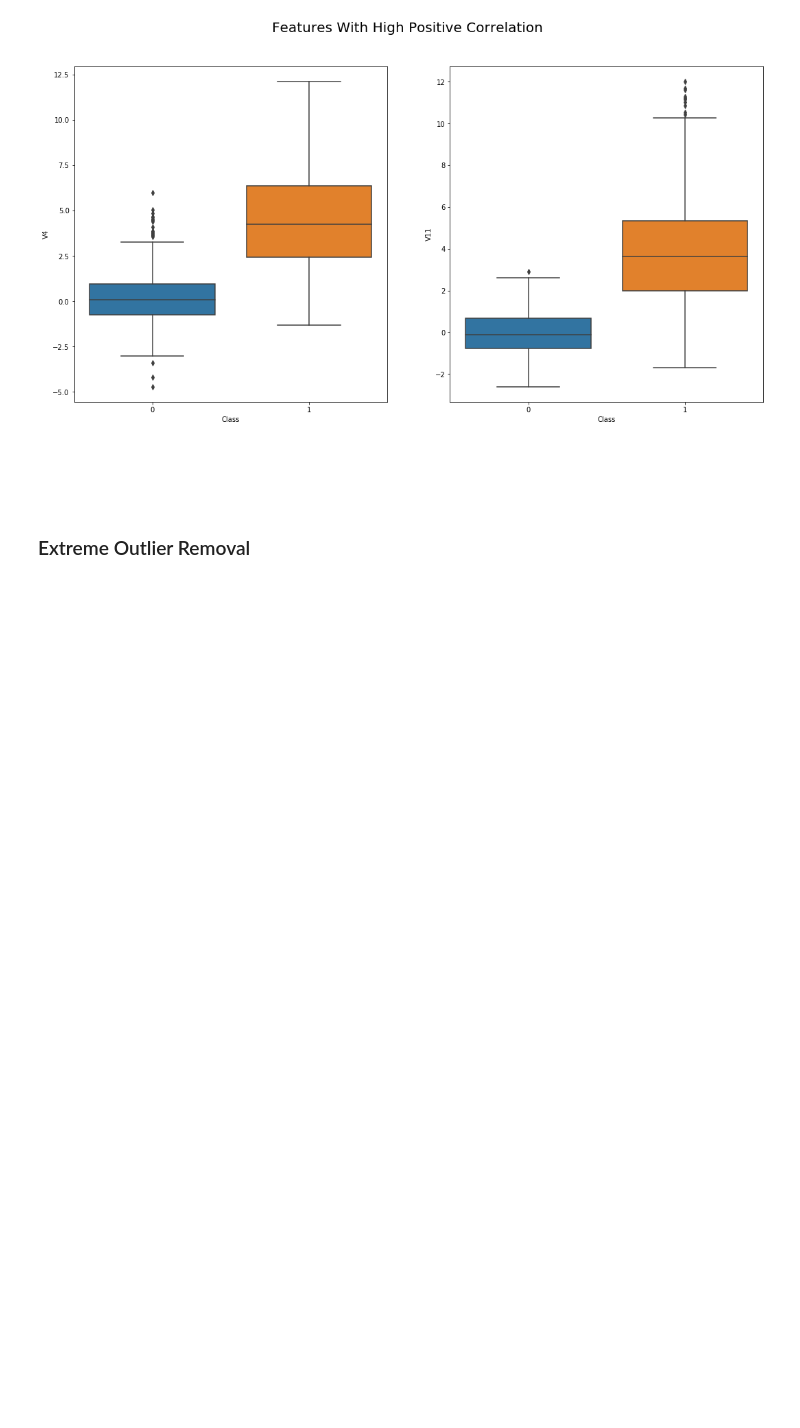
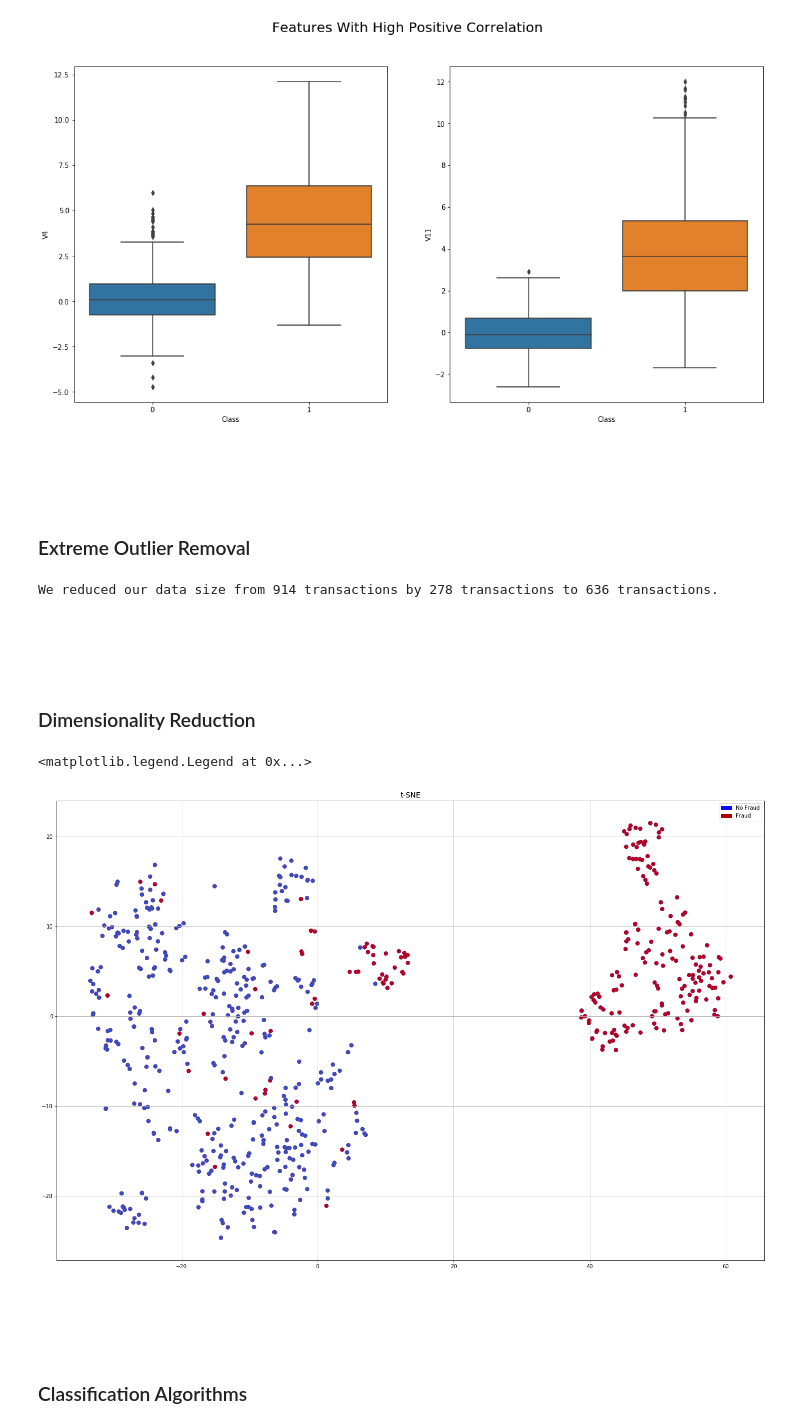
Before and after one commit to elsajun/CC-Fraud-Detection, a Jupyter notebook: Fraud Detection.ipynb, the cells around one changed output. Saved outputs shown, nothing was run; the diff lists cells and outputs as text; code cells hidden in the pictures; blank space fills up the shorter version.

Commit message:
removing outlier and dimensionality reduction

```diff
--- a/Fraud Detection.ipynb
+++ b/Fraud Detection.ipynb
@@ -363,3 +363,55 @@ sns.boxplot(x="Class", y="V11", data=subsample, ax=axes[1])
 <br> <br>
 # %% [markdown]
 ### Extreme Outlier Removal
+# %%
+#Only removing extreme outliers
+Q1 = subsample.quantile(0.25)
+Q3 = subsample.quantile(0.75)
+IQR = Q3 - Q1
+
+df2 = subsample[~((subsample < (Q1 - 2.5 * IQR)) |(subsample > (Q3 + 2.5 * IQR))).any(axis=1)]
+# %%
+
+len_after = len(df2)
+len_before = len(subsample)
+len_difference = len(subsample) - len(df2)
+print('We reduced our data size from {} transactions by {} transactions to {} transactions.'.format(len_before, len_difference, len_after))
+# %% [output]
+We reduced our data size from 914 transactions by 278 transactions to 636 transactions.
+# %% [markdown]
+<br><br>
+# %% [markdown]
+### Dimensionality Reduction
+# %%
+from sklearn.manifold import TSNE
+
+X = df2.drop('Class', axis=1)
+y = df2['Class']
+# %%
+#t-SNE
+X_reduced_tsne = TSNE(n_components=2, random_state=42).fit_transform(X.values)
+# %%
+
+# t-SNE scatter plot
+import matplotlib.patches as mpatches
+
+f, ax = plt.subplots(figsize=(24,16))
+
+
+blue_patch = mpatches.Patch(color='#0A0AFF', label='No Fraud')
+red_patch = mpatches.Patch(color='#AF0000', label='Fraud')
+
+ax.scatter(X_reduced_tsne[:,0], X_reduced_tsne[:,1], c=(y == 0), cmap='coolwarm', label='No Fraud', linewidths=2)
+ax.scatter(X_reduced_tsne[:,0], X_reduced_tsne[:,1], c=(y == 1), cmap='coolwarm', label='Fraud', linewidths=2)
+ax.set_title('t-SNE', fontsize=14)
+
+ax.grid(True)
+
+ax.legend(handles=[blue_patch, red_patch])
+# %% [output]
+<matplotlib.legend.Legend at 0x...>
+[figure, added]
+# %% [markdown]
+<br><br>
+# %% [markdown]
+### Classification Algorithms
```
